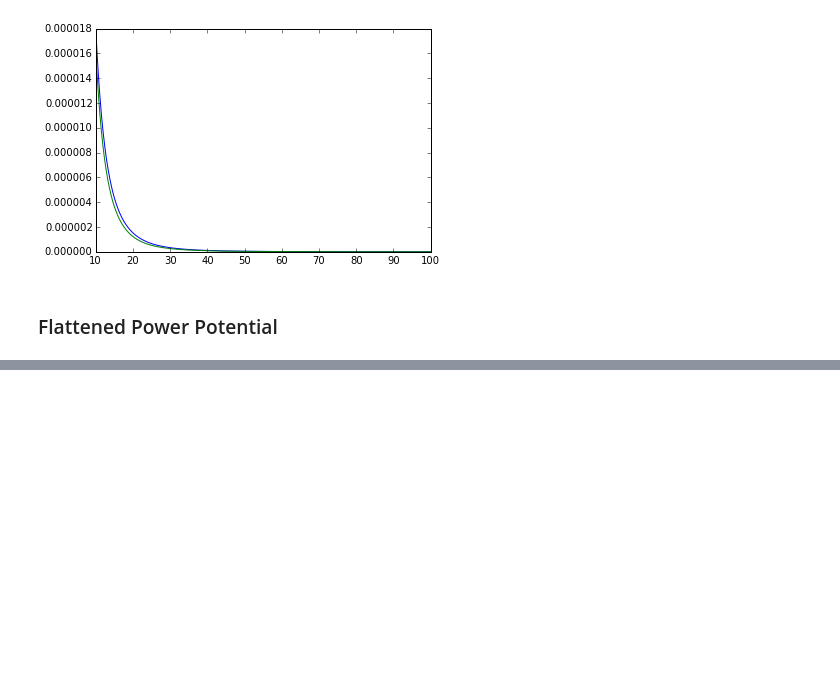
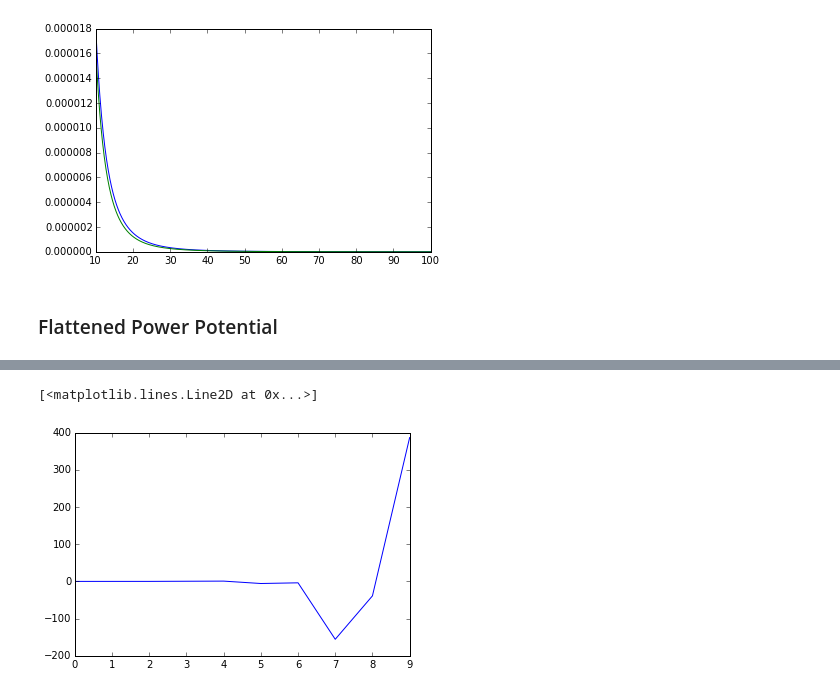
Before and after one commit to SeaifanAladdin/galpy-notebook, a Jupyter notebook: galpy/SCFPotential.ipynb, the cells around one changed output, grey strips where cells are left out. Cells and saved outputs as stored; diff of their text form; code cells hidden in the pictures; blank space fills up the shorter version.

```diff
--- a/galpy/SCFPotential.ipynb
+++ b/galpy/SCFPotential.ipynb
@@ -248,0 +271,5 @@ plt.plot(R, FlattenedPowerDensity(R, 10., 0))
+# %%
+plt.plot(Acos[1,30:,0])
+# %% [output]
+[<matplotlib.lines.Line2D at 0x...>]
+[figure, added]
```
Also changed, not shown: parts of 18 cells of this notebook.
